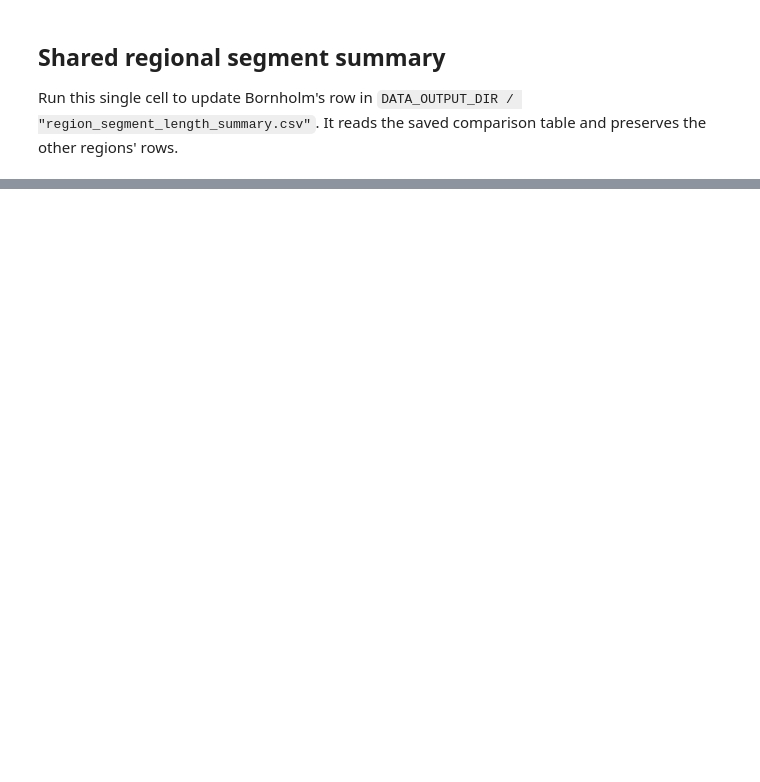
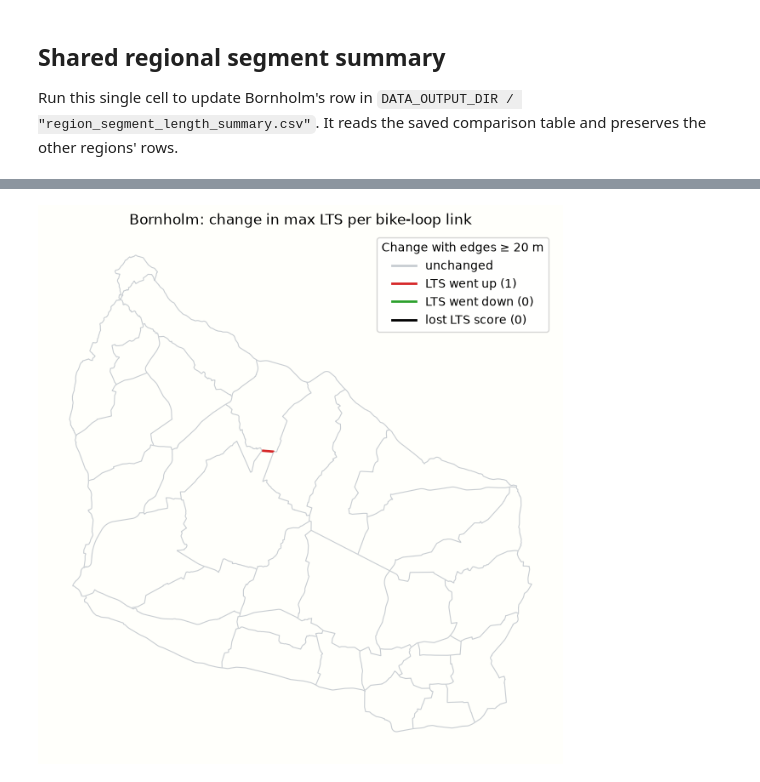
Before and after one commit to AstridArh/bike_safety, a Jupyter notebook: combine/combine_bornholm.ipynb, the cells around one changed output, grey strips where cells are left out. Drawn from its saved outputs; the diff is of its cells as text; code cells hidden in the pictures; blank space fills up the shorter version.

```diff
--- a/combine/combine_bornholm.ipynb
+++ b/combine/combine_bornholm.ipynb
@@ -587,0 +821,29 @@ with plt.rc_context({"font.size": 10, "axes.titlesize": 13, "axes.labelsize": 10
+# %%
+orig = bike_loops_lts["max_lts"]
+thr = bike_loops_lts_thr["max_lts"]
+
+went_up = thr > orig                      # LTS got worse (higher number)
+went_down = thr < orig                    # LTS got better (lower number)
+lost = orig.notna() & thr.isna()          # had a score before, no match now
+
+fig, ax = plt.subplots(figsize=(8, 8), facecolor="#fffffb")
+
+bike_loops_lts_thr.plot(ax=ax, color="#c8cdd2", linewidth=0.8, zorder=1)
+bike_loops_lts_thr.loc[went_up].plot(ax=ax, color="#d62728", linewidth=2, zorder=2)
+bike_loops_lts_thr.loc[went_down].plot(ax=ax, color="#2ca02c", linewidth=2, zorder=2)
+bike_loops_lts_thr.loc[lost].plot(ax=ax, color="black", linewidth=2, zorder=3)
+
+legend_items = [
+    Line2D([0], [0], color="#c8cdd2", lw=2, label="unchanged"),
+    Line2D([0], [0], color="#d62728", lw=2, label=f"LTS went up ({went_up.sum():,})"),
+    Line2D([0], [0], color="#2ca02c", lw=2, label=f"LTS went down ({went_down.sum():,})"),
+    Line2D([0], [0], color="black", lw=2, label=f"lost LTS score ({lost.sum():,})"),
+]
+ax.legend(handles=legend_items, title=f"Change with edges ≥ {LENGTH_THRESHOLD} m", loc="best")
+
+ax.set_title(f"{SAMPLE.title()}: change in max LTS per bike-loop link")
+ax.set_axis_off()
+fig.savefig(PLOTS_DIR / f"{SAMPLE}_max_lts_changed_min{LENGTH_THRESHOLD}m.png", dpi=300, bbox_inches="tight")
+plt.show()
+# %% [output]
+[figure, added]
```
Also changed, not shown: parts of 29 cells of this notebook, 6 other files.
